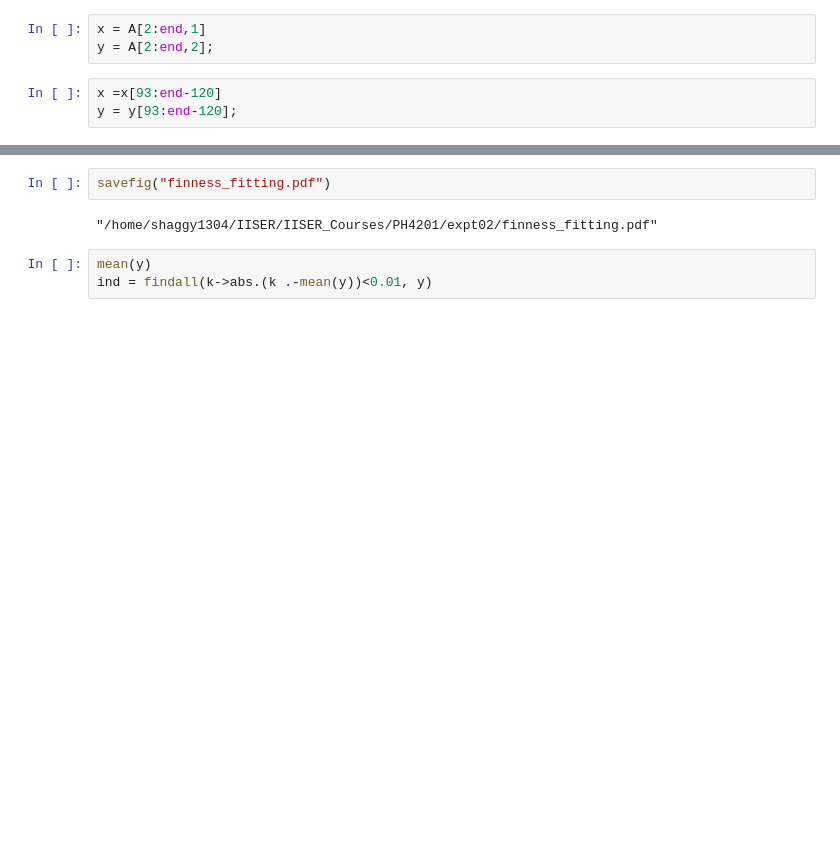
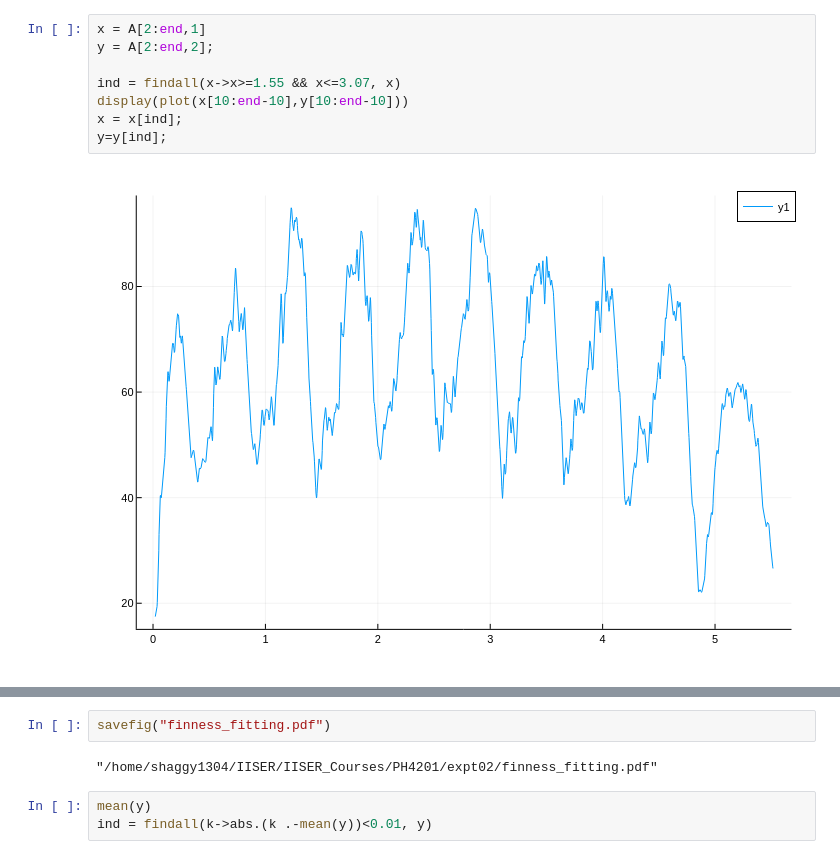
Before and after one commit to LoneWolf1304/PH4201, a Jupyter notebook: expt02/fitting.ipynb, the cells around one changed output, grey strips where cells are left out. Saved outputs shown, nothing was run; the diff lists cells and outputs as text; blank space fills up the shorter version.

```diff
--- a/expt02/fitting.ipynb
+++ b/expt02/fitting.ipynb
@@ -27,9 +8,13 @@ A = readdlm("hi.dat")
 # %%
 x = A[2:end,1]
 y = A[2:end,2];
+
+ind = findall(x->x>=1.55 && x<=3.07, x)
+display(plot(x[10:end-10],y[10:end-10]))
+x = x[ind];
+y=y[ind];
+# %% [output]
+[figure, added]
-# %%
-x =x[93:end-120]
-y = y[93:end-120];
 # %%
 # Fringe function
 fringe(x, A,B,C,D) = @. A*(1/(1+B*sin((x-C)/D)^2))
```
Also changed, not shown: parts of 6 cells of this notebook, 29 other files.
